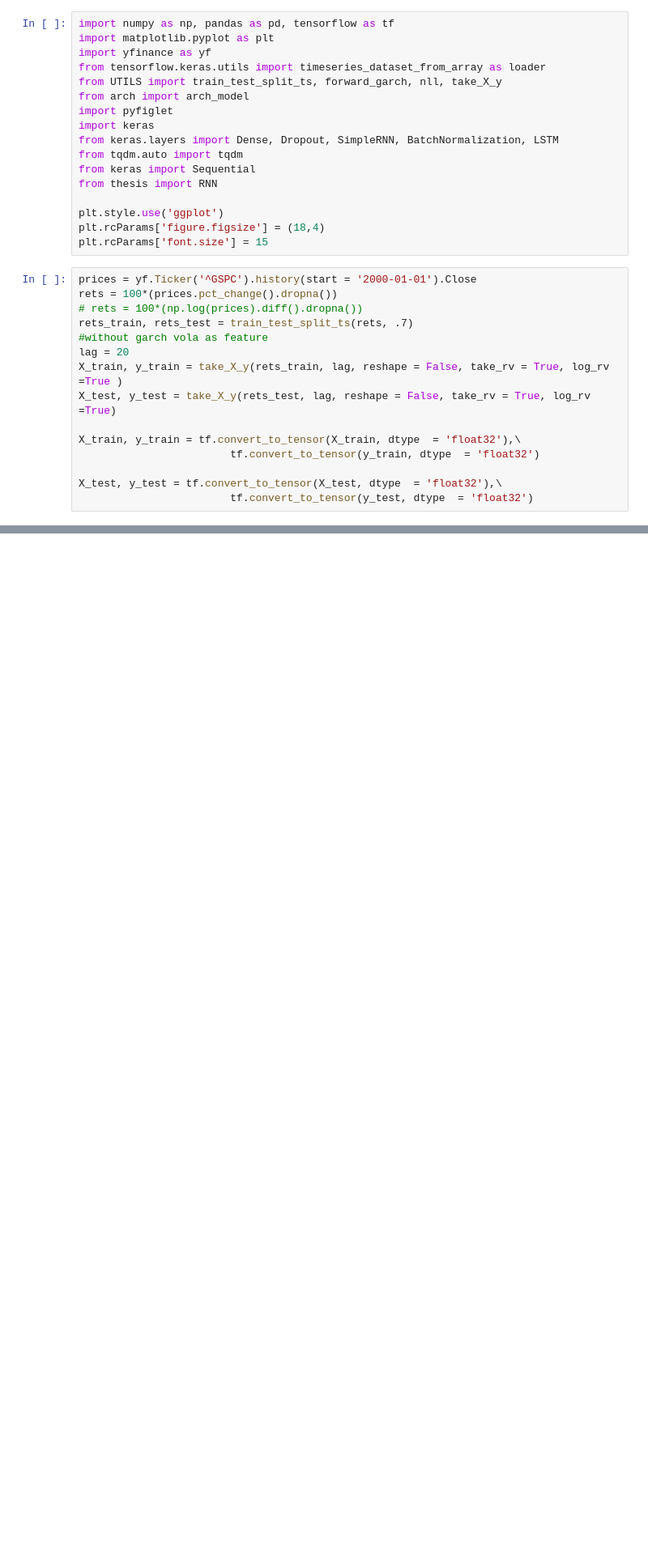
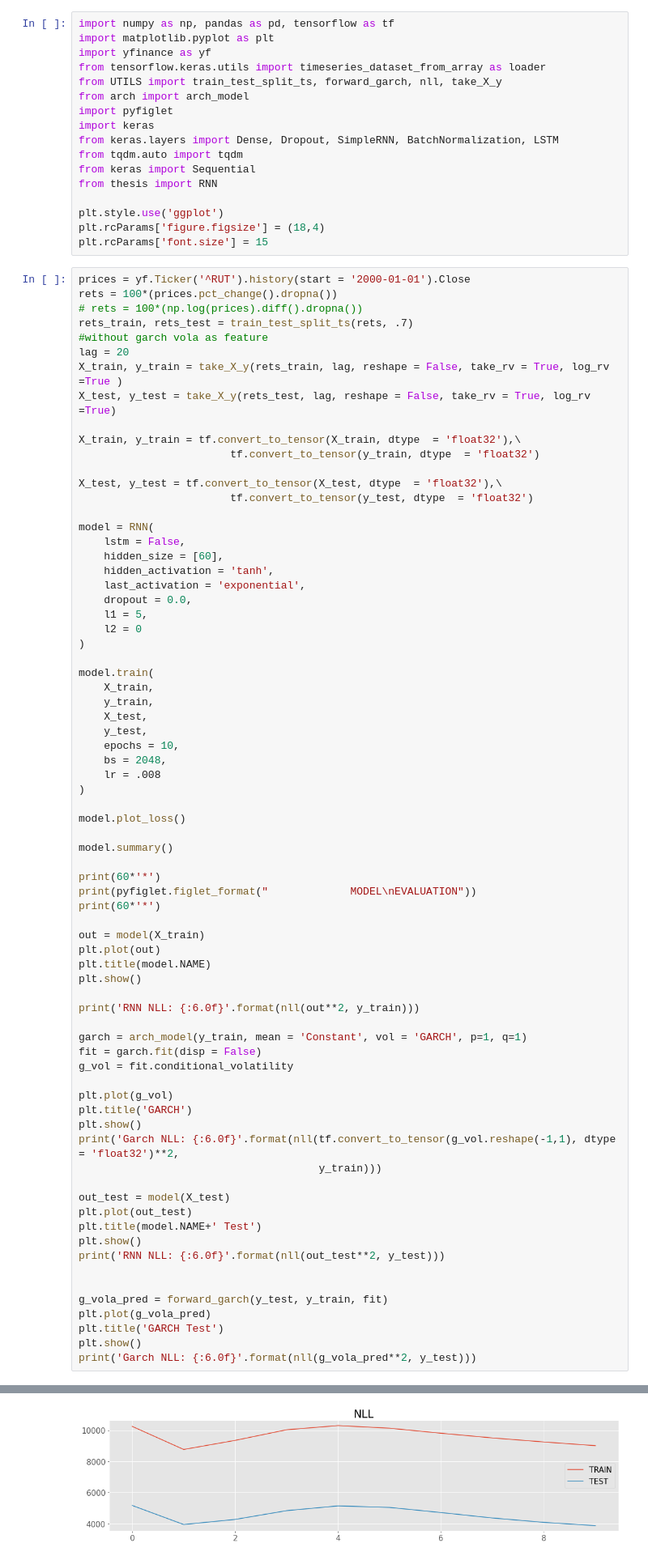
Before and after one commit to gavgousti/THESIS, a Jupyter notebook: RNN.ipynb, the cells around one changed output, grey strips where cells are left out. Shown: that part at 81% size. Drawn from its saved outputs; the diff is of its cells as text; blank space fills up the shorter version.

```diff
--- a/RNN.ipynb
+++ b/RNN.ipynb
@@ -16,7 +16,7 @@ plt.style.use('ggplot')
 plt.rcParams['figure.figsize'] = (18,4)
 plt.rcParams['font.size'] = 15
 # %%
-prices = yf.Ticker('^GSPC').history(start = '2000-01-01').Close
+prices = yf.Ticker('^RUT').history(start = '2000-01-01').Close
 rets = 100*(prices.pct_change().dropna())
 # rets = 100*(np.log(prices).diff().dropna())
 rets_train, rets_test = train_test_split_ts(rets, .7)
@@ -30,6 +30,64 @@ X_train, y_train = tf.convert_to_tensor(X_train, dtype  = 'float32'),\
 
 X_test, y_test = tf.convert_to_tensor(X_test, dtype  = 'float32'),\
                         tf.convert_to_tensor(y_test, dtype  = 'float32')
+
+model = RNN(
+    lstm = False,
+    hidden_size = [60],
+    hidden_activation = 'tanh',
+    last_activation = 'exponential',
+    dropout = 0.0,
+    l1 = 5,
+    l2 = 0
+)
+
+model.train(
+    X_train,
+    y_train,
+    X_test,
+    y_test,
+    epochs = 10,
+    bs = 2048,
+    lr = .008
+)
+
+model.plot_loss()
+
+model.summary()
+
+print(60*'*')
+print(pyfiglet.figlet_format("             MODEL\nEVALUATION"))
+print(60*'*')
+
+out = model(X_train)
+plt.plot(out)
+plt.title(model.NAME)
+plt.show()
+
+print('RNN NLL: {:6.0f}'.format(nll(out**2, y_train)))
+
+garch = arch_model(y_train, mean = 'Constant', vol = 'GARCH', p=1, q=1)
+fit = garch.fit(disp = False)
+g_vol = fit.conditional_volatility
+
+plt.plot(g_vol)
+plt.title('GARCH')
+plt.show()
+print('Garch NLL: {:6.0f}'.format(nll(tf.convert_to_tensor(g_vol.reshape(-1,1), dtype = 'float32')**2,
+                                      y_train)))
+
+out_test = model(X_test)
+plt.plot(out_test)
+plt.title(model.NAME+' Test')
+plt.show()
+print('RNN NLL: {:6.0f}'.format(nll(out_test**2, y_test)))
+
+
+g_vola_pred = forward_garch(y_test, y_train, fit)
+plt.plot(g_vola_pred)
+plt.title('GARCH Test')
+plt.show()
+print('Garch NLL: {:6.0f}'.format(nll(g_vola_pred**2, y_test)))
 # %% [output]
 log-realized volatility used as additional feature!
 log-realized volatility used as additional feature!
@@ -35,0 +104 @@ log-realized volatility used as additional feature!
+[figure, added]
```
Also changed, not shown: parts of 5 cells of this notebook, 2 other files.
